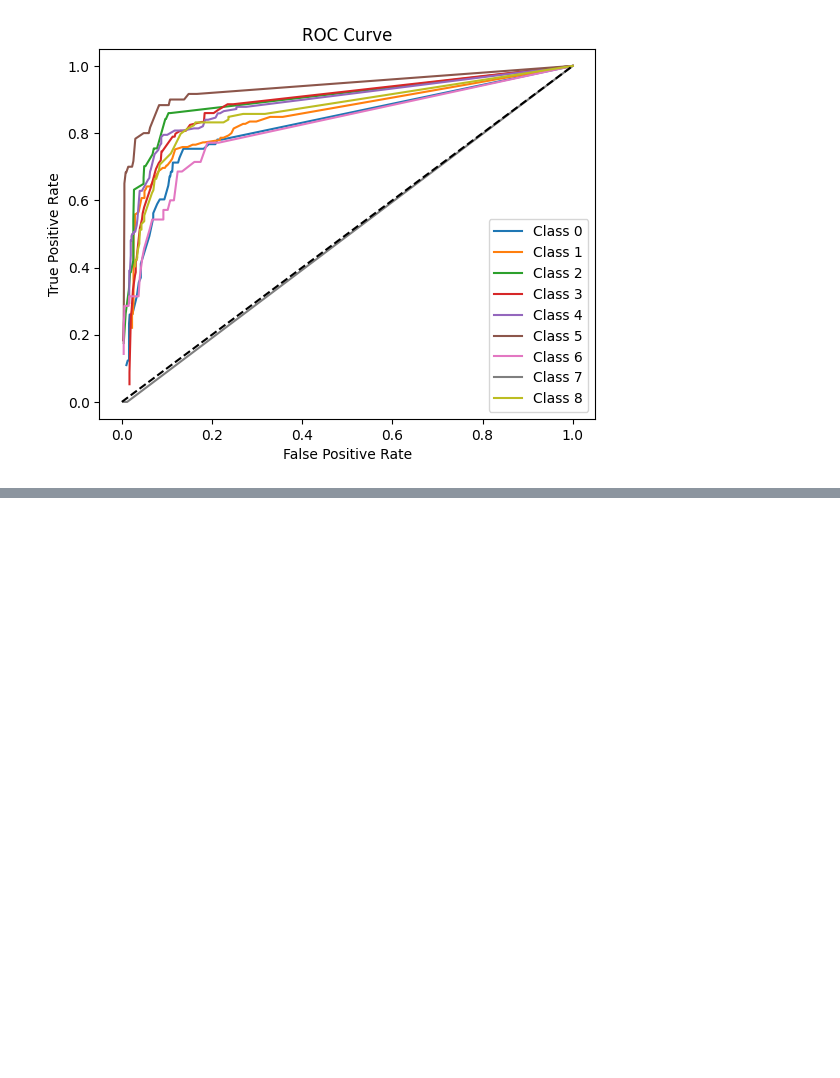
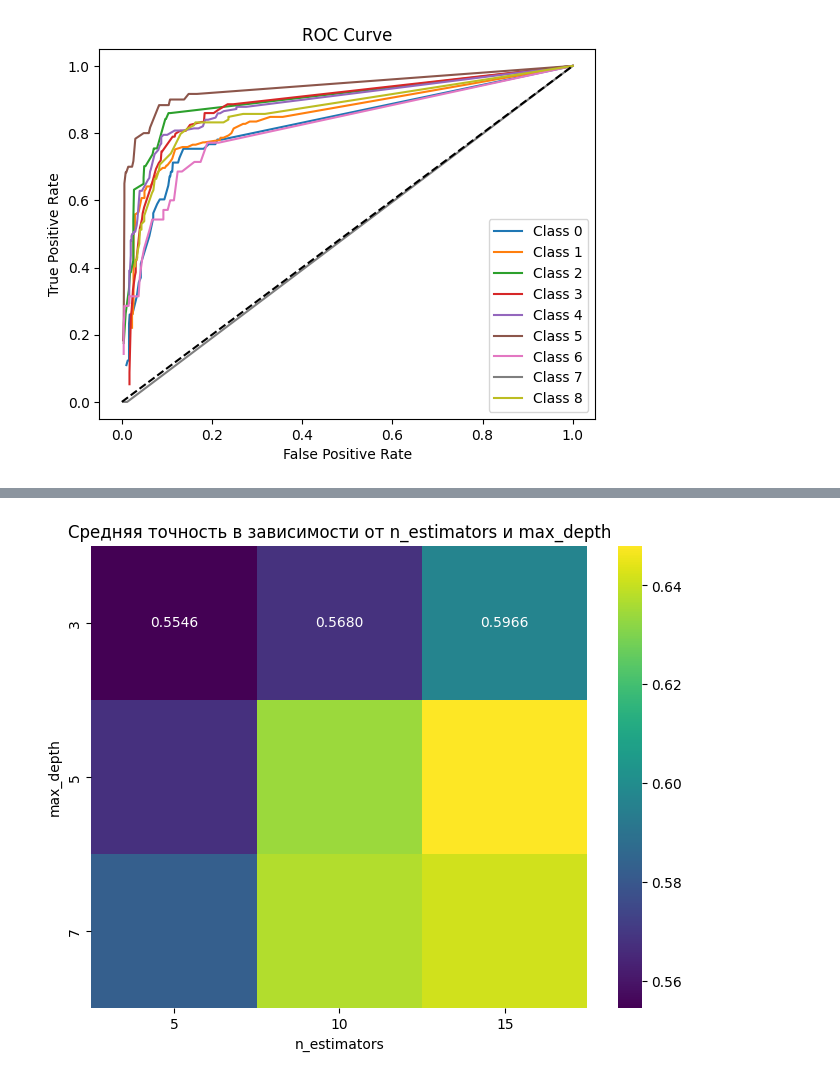
Before and after one commit to SappyJoy/ml-basics, a Jupyter notebook: lab-5/random_forest_lab_5.ipynb, the cells around one changed output, grey strips where cells are left out. Drawn from its saved outputs; the diff is of its cells as text; code cells hidden in the pictures; blank space fills up the shorter version.

```diff
--- a/lab-5/random_forest_lab_5.ipynb
+++ b/lab-5/random_forest_lab_5.ipynb
@@ -406,3 +406,6 @@ class RandomForest:
             classes_, counts = np.unique(preds, return_counts=True)
             final_predictions.append(classes_[np.argmax(counts)])
         return np.array(final_predictions)
+# %%
+n_estimators_list = [5, 10, 15]
+max_depth_list = [3, 5, 7]
@@ -408,0 +462,4 @@ class RandomForest:
+# %%
+k_folds = 5
+
+results = k_fold_cross_validation(X, y, k_folds, n_estimators_list, max_depth_list)
@@ -408,0 +484,11 @@ class RandomForest:
+# %%
+best_params = None
+best_score = 0
+
+for params, (mean_accuracy, std_accuracy) in results.items():
+    n_estimators, max_depth = params
+    if mean_accuracy > best_score:
+        best_score = mean_accuracy
+        best_params = params
+
+print(f"Лучшая комбинация гиперпараметров: n_estimators={best_params[0]}, max_depth={best_params[1]} с точностью {best_score:.4f}")
@@ -408,0 +497,10 @@ class RandomForest:
+# %%
+import pandas as pd
+
+results_df = pd.DataFrame([
+    {'n_estimators': params[0], 'max_depth': params[1],
+     'mean_accuracy': mean_accuracy, 'std_accuracy': std_accuracy}
+    for params, (mean_accuracy, std_accuracy) in results.items()
+])
+
+print(results_df)
@@ -408,0 +518,13 @@ class RandomForest:
+# %%
+pivot_table = results_df.pivot('max_depth', 'n_estimators', 'mean_accuracy')
+
+import seaborn as sns
+
+plt.figure(figsize=(8, 6))
+sns.heatmap(pivot_table, annot=True, fmt=".4f", cmap="viridis")
+plt.title('Средняя точность в зависимости от n_estimators и max_depth')
+plt.xlabel('n_estimators')
+plt.ylabel('max_depth')
+plt.show()
+# %% [output]
+[figure, added]
```
Also changed, not shown: parts of 9 cells of this notebook.
